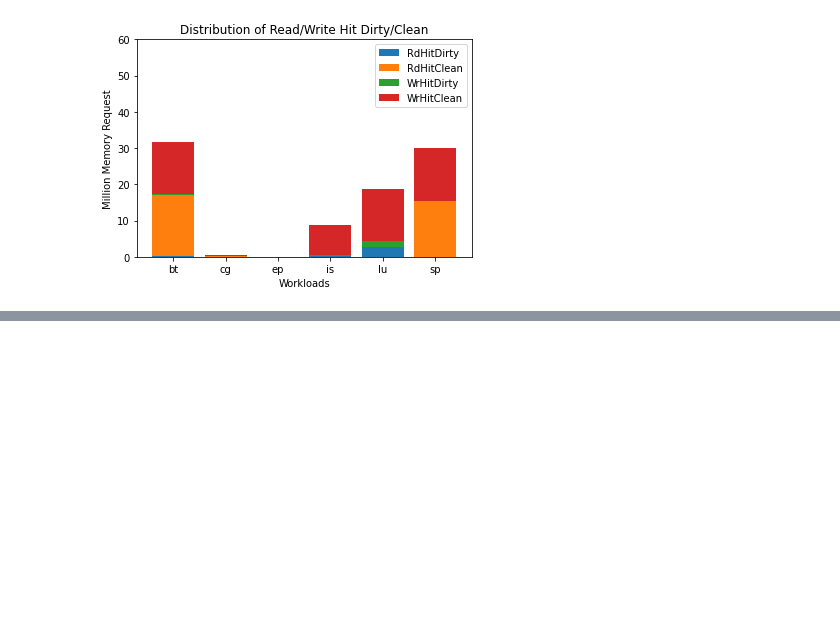
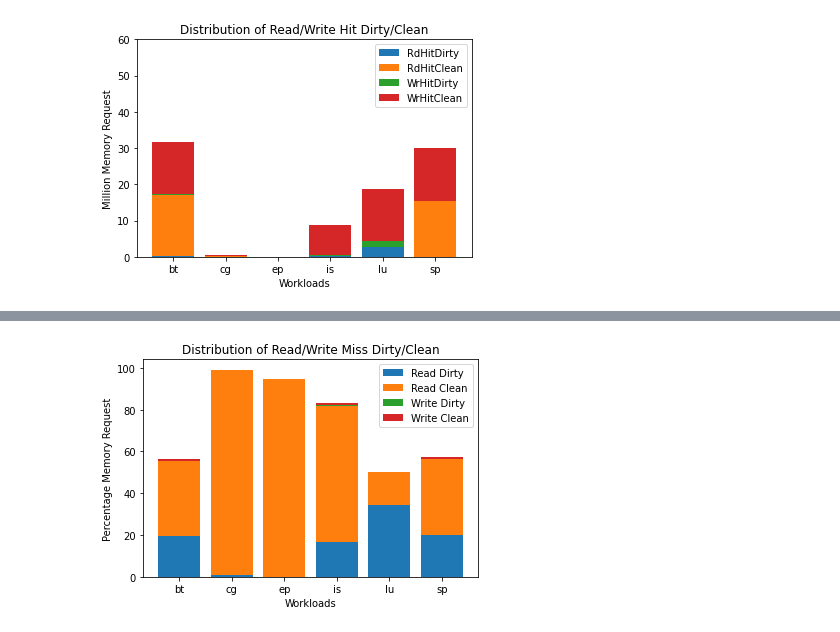
Before and after one commit to darchr/dramCacheController, a Jupyter notebook: myPlots/res_Oct_31/npb_alloy_5sec.ipynb, the cells around one changed output, grey strips where cells are left out. Saved outputs shown, nothing was run; the diff lists cells and outputs as text; code cells hidden in the pictures; blank space fills up the shorter version.

```diff
--- a/myPlots/res_Oct_31/npb_alloy_5sec.ipynb
+++ b/myPlots/res_Oct_31/npb_alloy_5sec.ipynb
@@ -161,0 +223,25 @@ plt.show()
+# %%
+x = ['bt', 'cg', 'ep', 'is', 'lu', 'sp']
+y1 = 100 * df['numRdMissDirty'].astype(int)/(df['readReqs'].astype(int)+df['writeReqs'].astype(int))
+y2 = 100 * df['numRdMissClean'].astype(int)/(df['readReqs'].astype(int)+df['writeReqs'].astype(int))
+y3 = 100 * df['numWrMissDirty'].astype(int)/(df['readReqs'].astype(int)+df['writeReqs'].astype(int))
+y4 = 100 * df['numWrMissClean'].astype(int)/(df['readReqs'].astype(int)+df['writeReqs'].astype(int))
+
+# Multi bar Chart
+fig = plt.figure()
+fig.set_size_inches(6, 4)
+
+#plt.ylim([0,60])
+
+plt.bar(x, y1, label = 'Read Dirty')
+plt.bar(x, y2, bottom=y1, label = 'Read Clean')
+plt.bar(x, y3, bottom=y1+y2, label = 'Write Dirty')
+plt.bar(x, y4, bottom=y1+y2+y3, label = 'Write Clean')
+
+plt.title("Distribution of Read/Write Miss Dirty/Clean")
+plt.xlabel("Workloads")
+plt.ylabel("Percentage Memory Request")
+plt.legend()
+plt.show()
+# %% [output]
+[figure, added]
```
Also changed, not shown: parts of 4 cells of this notebook, 1 other file.
